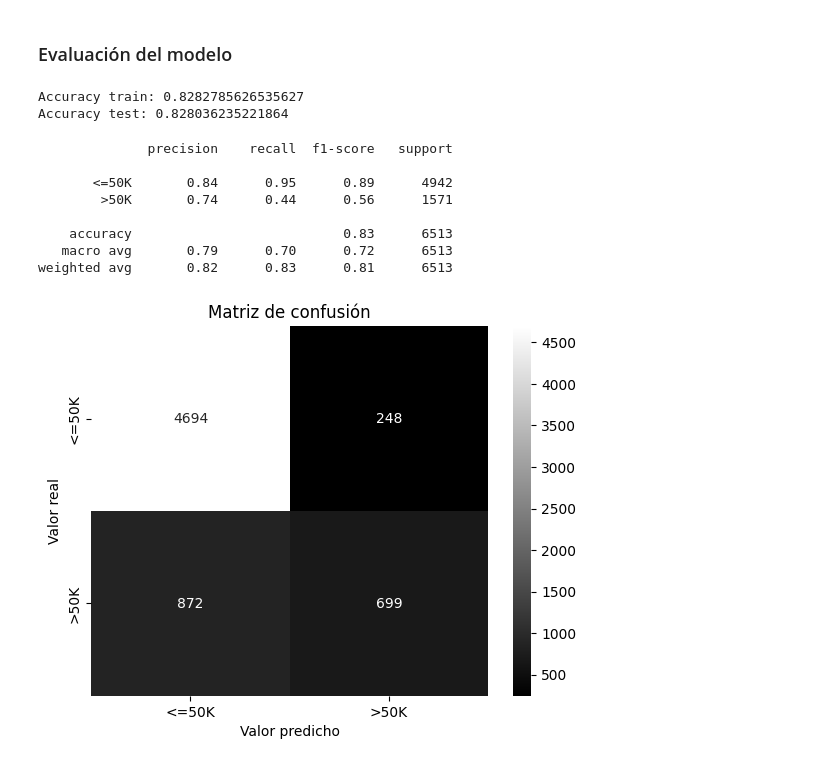
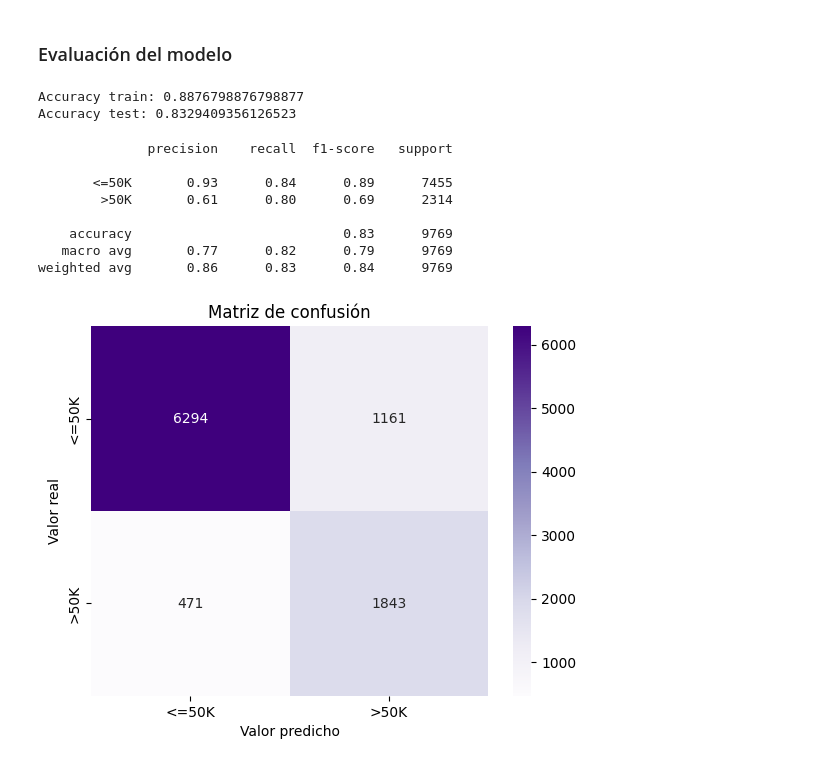
Before and after one commit to alexanderarm10/RandomForest_-_DecisionTree, a Jupyter notebook: Clasificación_de_ingresos/Notebooks/03_modelo_3_ingresos.ipynb, the cells around one changed output. Drawn from its saved outputs; the diff is of its cells as text; code cells hidden in the pictures.

```diff
--- a/Clasificación_de_ingresos/Notebooks/03_modelo_3_ingresos.ipynb
+++ b/Clasificación_de_ingresos/Notebooks/03_modelo_3_ingresos.ipynb
@@ -16,6 +16,7 @@ from sklearn.tree import DecisionTreeClassifier
 from sklearn.metrics import accuracy_score, confusion_matrix, classification_report
 # %%
 # Carga de los datos
-df_ingresos_m1 = pd.read_csv('../Datos/Procesados/income.csv')
-df_ingresos_m1.head()
+df_ingresos_m2 = pd.read_csv('../Datos/Procesados/income.csv')
+df_ingresos_m2.drop(columns=['fnlwgt', 'education', 'sex', 'capital-loss', 'workclass', 'race', 'native-country'], inplace=True)
+df_ingresos_m2.head()
 # %% [output]
@@ -28,7 +29,7 @@ df_ingresos_m1.head()
 # %%
 # División de datos
-X = df_ingresos_m1.drop(columns=['income'])
-y = df_ingresos_m1.income
+X = df_ingresos_m2.drop(columns=['income'])
+y = df_ingresos_m2.income
 
 X_train, X_test, y_train, y_test = train_test_split(X, y, test_size=0.3, random_state=42)
 # %% [markdown]
@@ -46,6 +47,6 @@ preprocesador = ColumnTransformer(transformers=[
 # Pipeline
 pipeline = Pipeline(steps=[
     ('preprocesamiento', preprocesador),
-    ('modelo', DecisionTreeClassifier(max_depth=2, random_state=42))
+    ('modelo', RandomForestClassifier(class_weight='balanced', random_state=42, max_depth=None, min_samples_leaf=2, min_samples_split=2, n_estimators=100))
 ])
 # %%
@@ -65,8 +85,8 @@ test_accuracy = accuracy_score(y_test, y_test_pred)
 print('Accuracy train:', train_accuracy)
 print('Accuracy test:', test_accuracy)
 # %% [output]
-Accuracy train: 0.8282785626535627
-Accuracy test: 0.828036235221864
+Accuracy train: 0.8876798876798877
+Accuracy test: 0.8329409356126523
 # %%
 # Clasification report
 reporte = classification_report(y_test, y_test_pred)
@@ -74,18 +94,19 @@ print(reporte)
 # %% [output]
               precision    recall  f1-score   support
 
-       <=50K       0.84      0.95      0.89      4942
-        >50K       0.74      0.44      0.56      1571
+       <=50K       0.93      0.84      0.89      7455
+        >50K       0.61      0.80      0.69      2314
 
-    accuracy                           0.83      6513
-   macro avg       0.79      0.70      0.72      6513
-weighted avg       0.82      0.83      0.81      6513
+    accuracy                           0.83      9769
+   macro avg       0.77      0.82      0.79      9769
+weighted avg       0.86      0.83      0.84      9769
 # %%
+# Matríz de confusión
 matriz_confusion = confusion_matrix(y_test, y_test_pred)
-sns.heatmap(matriz_confusion, annot=True, fmt='d', xticklabels=['<=50K', '>50K'], yticklabels=['<=50K', '>50K'], cmap='gray')
+sns.heatmap(matriz_confusion, annot=True, fmt='d', xticklabels=['<=50K', '>50K'], yticklabels=['<=50K', '>50K'], cmap='Purples')
 plt.xlabel("Valor predicho")
 plt.ylabel("Valor real")
 plt.title("Matriz de confusión")
 plt.show();
 # %% [output]
-[figure, old version]
+[figure, new version]
```
Also changed, not shown: parts of 5 cells of this notebook, 7 other files.
